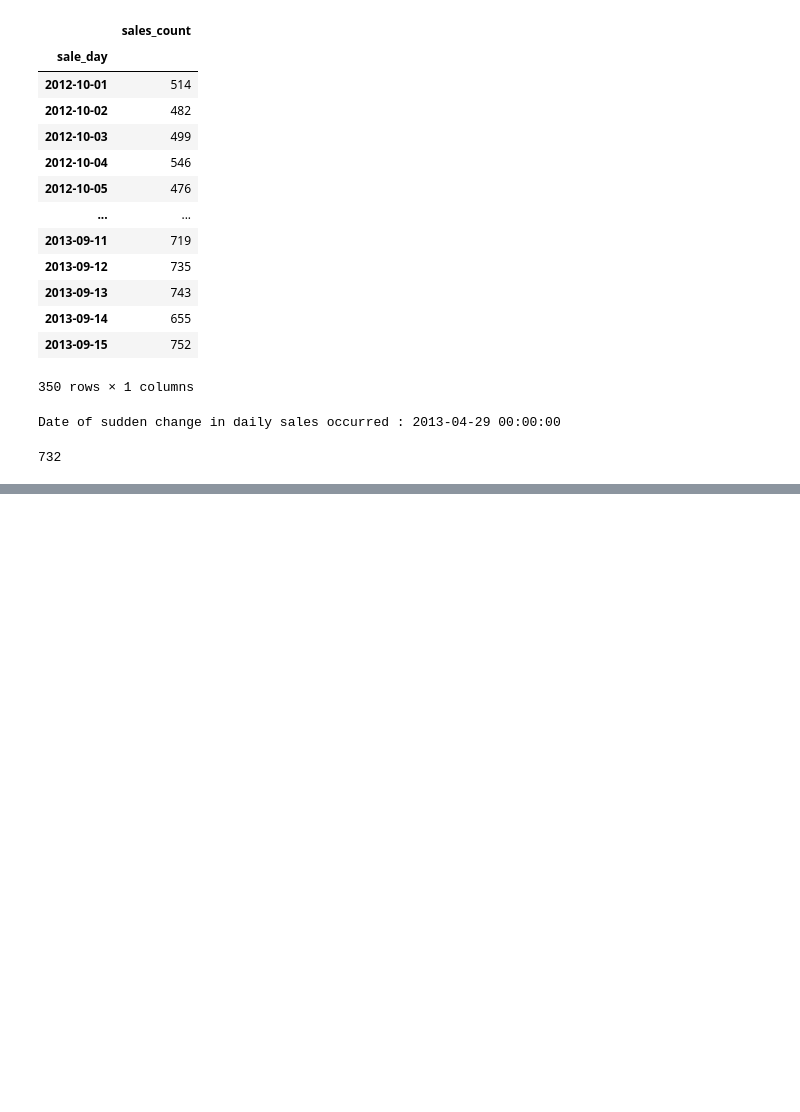
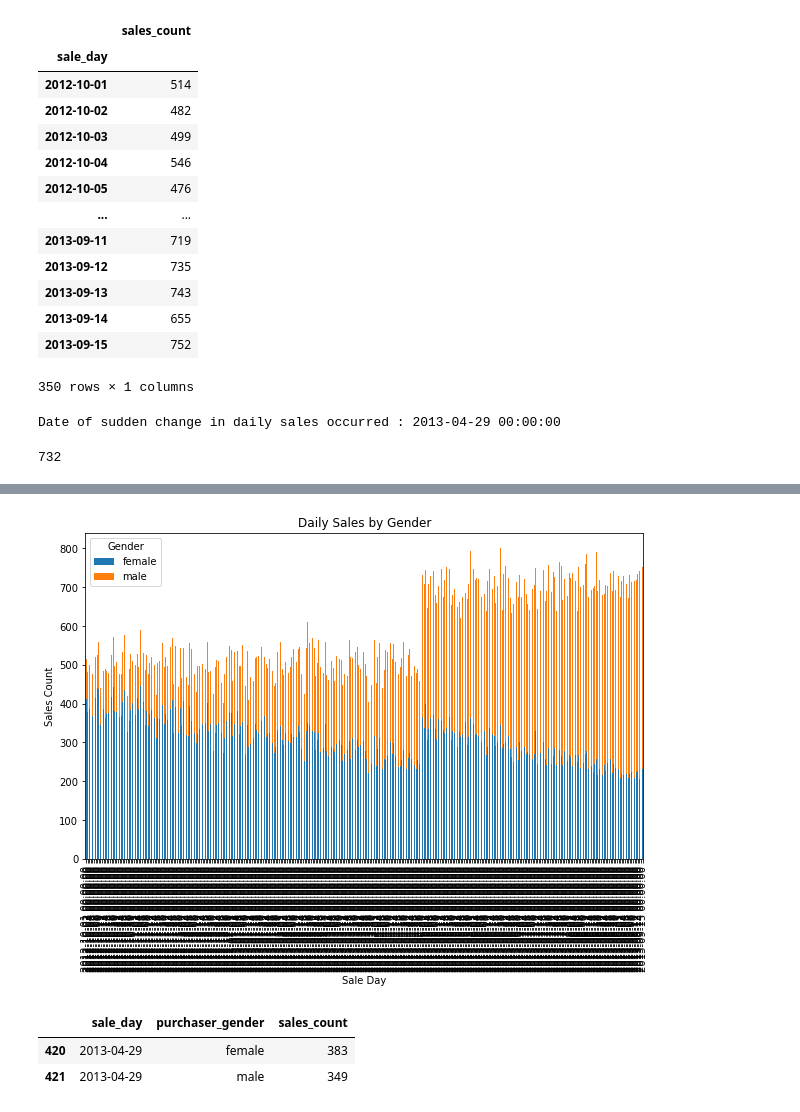
Before and after one commit to chhhhhyoo/Stratascratch, a Jupyter notebook: SalesDataAnalysis/SalesDataAnalysis.ipynb, the cells around one changed output, grey strips where cells are left out. Saved outputs shown, nothing was run; the diff lists cells and outputs as text; code cells hidden in the pictures; blank space fills up the shorter version.

```diff
--- a/SalesDataAnalysis/SalesDataAnalysis.ipynb
+++ b/SalesDataAnalysis/SalesDataAnalysis.ipynb
@@ -141,3 +166,9 @@ daily_sales[daily_sales.index == '2013-04-29']['sales_count'].values[0]
 #     print(f"The change in daily sales on {change_date} is statistically significant (p-value = {p_value}).")
 # else:
 #     print(f"The change in daily sales on {change_date} is not statistically significant (p-value = {p_value}).")
+# %%
+# 4. Does the data suggest that the change in daily sales is due to a shift in the proportion of male-vs-female customers?
+# Please use plots to support your answer (a rigorous statistical analysis is not necessary).
+df['sale_day'] = pd.to_datetime(df['sale_time']).dt.floor('d')
+grp_by_gender = df.groupby(['sale_day', 'purchaser_gender']).size().reset_index(name = 'sales_count')
+grp_by_gender
@@ -143,0 +189,21 @@ daily_sales[daily_sales.index == '2013-04-29']['sales_count'].values[0]
+# %%
+import matplotlib.pyplot as plt
+
+# Pivot the data to have 'sale_day' as the index and 'purchaser_gender' as columns
+pivot_df = grp_by_gender.pivot(index='sale_day', columns='purchaser_gender', values='sales_count')
+
+# Create a stacked bar chart
+pivot_df.plot(kind='bar', stacked=True, figsize=(10, 6))
+plt.title('Daily Sales by Gender')
+plt.xlabel('Sale Day')
+plt.ylabel('Sales Count')
+plt.legend(title='Gender')
+plt.show()
+# %% [output]
+[figure, added]
+# %%
+grp_by_gender[grp_by_gender['sale_day'] == select_date]
+# %% [output]
+|  | sale_day | purchaser_gender | sales_count |
+| 420 | 2013-04-29 | female | 383 |
+| 421 | 2013-04-29 | male | 349 |
```
Also changed, not shown: parts of 3 cells of this notebook.
